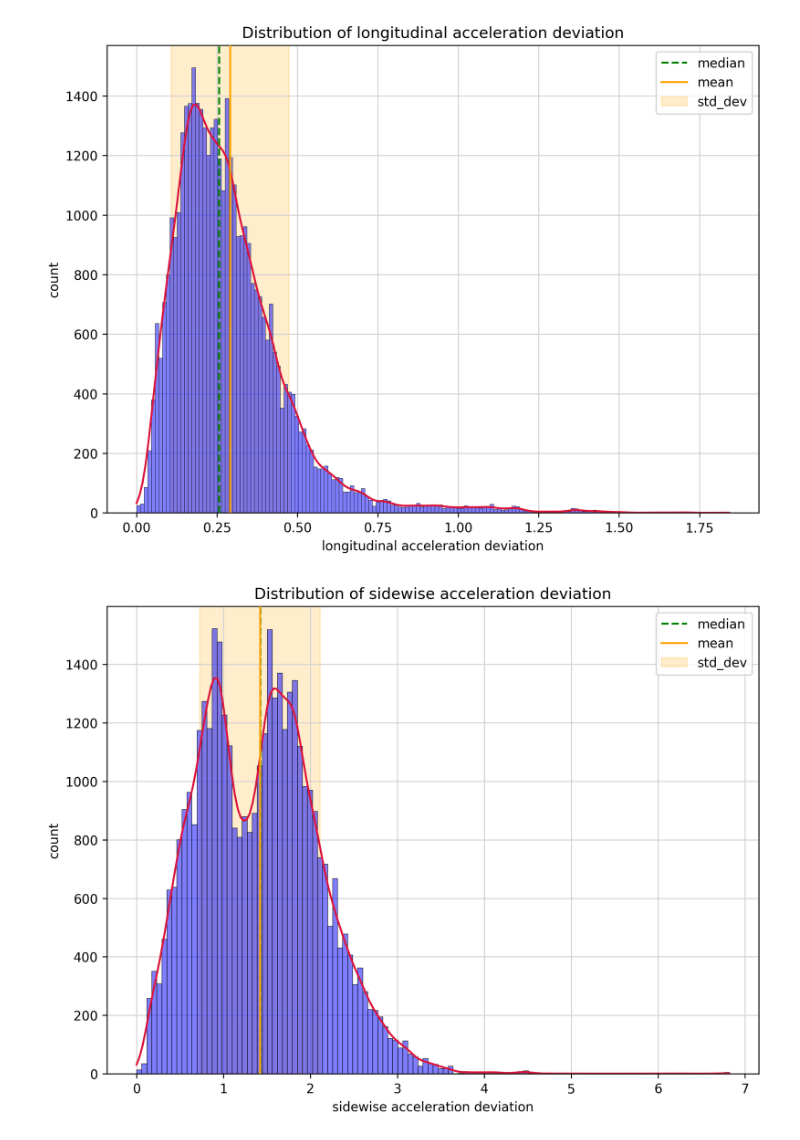
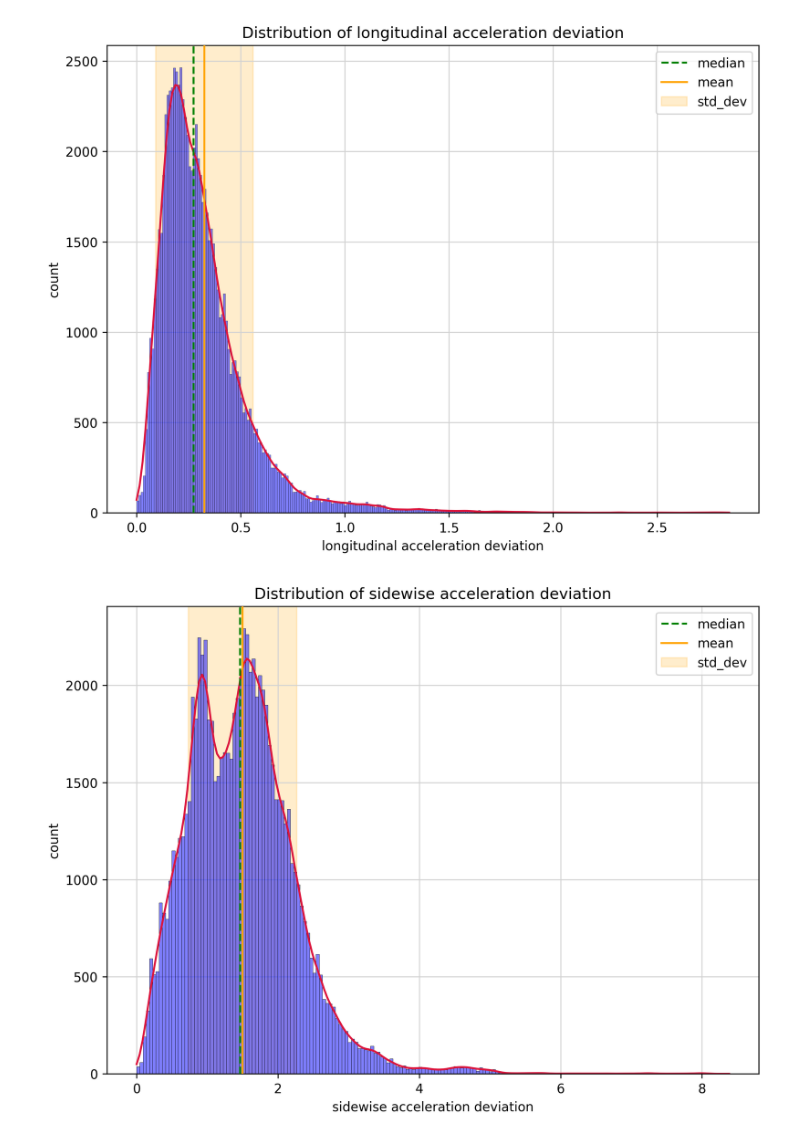
Before and after one commit to louisvonleitner/geese-orderedness, a Jupyter notebook: order_data.ipynb, the cells around one changed output. Cells and saved outputs as stored; diff of their text form; code cells hidden in the pictures.

```diff
--- a/order_data.ipynb
+++ b/order_data.ipynb
@@ -125,7 +0,0 @@ ValueError: Per-column arrays must each be 1-dimensional
-# %%
-velocity_deviations = np.concatenate([np.array(d) for d in velocity_deviations])
-velocity_alignments = np.concatenate([np.array(d) for d in velocity_alignments])
-longitudinal_acceleration_deviations = np.concatenate([np.array(d) for d in longitudinal_acceleration_deviations])
-sidewise_acceleration_deviations = np.concatenate([np.array(d) for d in sidewise_acceleration_deviations])
-velocity_pca_first_components = np.concatenate([np.array(d) for d in velocity_pca_first_components])
-velocity_pca_second_components = np.concatenate([np.array(d) for d in velocity_pca_second_components])
@@ -132,8 +39,18 @@ velocity_pca_second_components = np.concatenate([np.array(d) for d in velocity_p
+# %%
+metric_arrays = {}
+
+for metric in metric_names:
+    metric_df = dfs[metric]
+    arrays = [np.array(v, dtype=float) for v in metric_df['values']
+    if isinstance(v, (list, np.ndarray))]
+
+    values = np.concatenate(arrays)
+    metric_arrays[metric] = values
 # %%
 import matplotlib.pyplot as plt
 import seaborn as sns
 # %%
-values = velocity_deviations
+values = metric_arrays['velocity_deviation']
 
 values = values[np.isfinite(values)]
 mean = np.mean(values)
@@ -206,41 +125,41 @@ plt.show()
 # %%
-values = longitudinal_acceleration_deviations
+values = metric_arrays['longitudinal_acceleration_deviation']
 
 values = values[np.isfinite(values)]
 mean = np.mean(values)
 mean = np.mean(values)
 median = np.median(values)
 std_dev = np.std(values)
 
 
 fig = plt.figure(figsize=(8, 6), dpi=300)
 
 ax = sns.histplot(values, color="blue", kde=True, zorder=2)
 
 
 for line in ax.lines:
     line.set_color('crimson')
 
 plt.grid(color="lightgrey", zorder=0)
 
 ax.axvline(median, color='green', label='median', linestyle='--', zorder=3)
 ax.axvline(mean, color='orange', label='mean', linestyle='-', zorder=3)
 ax.axvspan(mean - std_dev, mean + std_dev, color='orange', alpha=0.2, zorder=1, label='std_dev')
 
 
 # figure prettiness
 plt.title('Distribution of longitudinal acceleration deviation')
 plt.xlabel('longitudinal acceleration deviation')
 plt.ylabel('count')
 plt.legend()
 
 plt.tight_layout()
 
 plt.show()
 # %% [output]
-[figure, old version]
+[figure, new version]
 # %%
-values = sidewise_acceleration_deviations
+values = metric_arrays['sidewise_acceleration_deviation']
 
 values = values[np.isfinite(values)]
 mean = np.mean(values)
@@ -274,5 +193,5 @@ plt.tight_layout()
 
 plt.show()
 # %% [output]
-[figure, old version]
+[figure, new version]
 # %%
```
Also changed, not shown: parts of 6 cells of this notebook, 3 other files.
